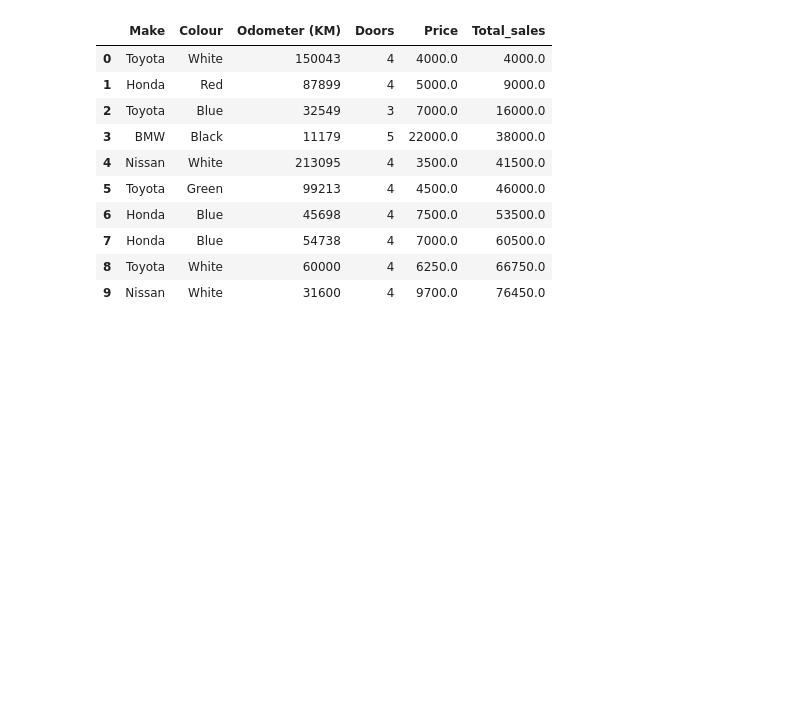
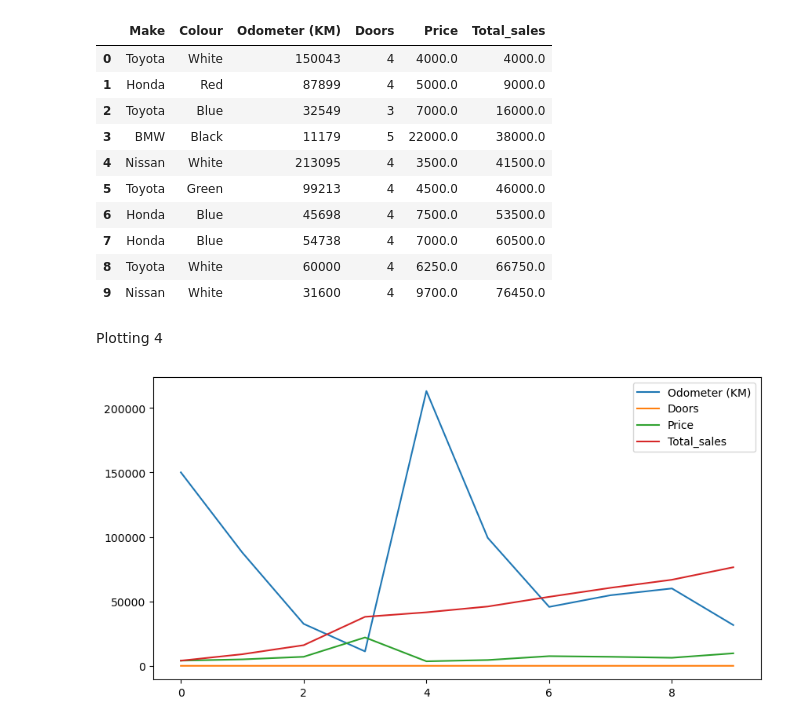
Before and after one commit to aftb777/Learning-Machine, a Jupyter notebook: MatpotlibCodes/PlottingPandas.ipynb, the cells around one changed output. Saved outputs shown, nothing was run; the diff lists cells and outputs as text; code cells hidden in the pictures; blank space fills up the shorter version.

Commit message:
Plotting 4

```diff
--- a/MatpotlibCodes/PlottingPandas.ipynb
+++ b/MatpotlibCodes/PlottingPandas.ipynb
@@ -145,3 +145,10 @@ car_sales
 | 7 | Honda | Blue | 54738 | 4 | 7000.0 | 60500.0 |
 | 8 | Toyota | White | 60000 | 4 | 6250.0 | 66750.0 |
 | 9 | Nissan | White | 31600 | 4 | 9700.0 | 76450.0 |
+# %% [markdown]
+Plotting 4
+# %%
+# Figure Size
+car_sales.plot(figsize=(10, 5));
+# %% [output]
+[figure, added]
```
Also changed, not shown: parts of 5 cells of this notebook.
